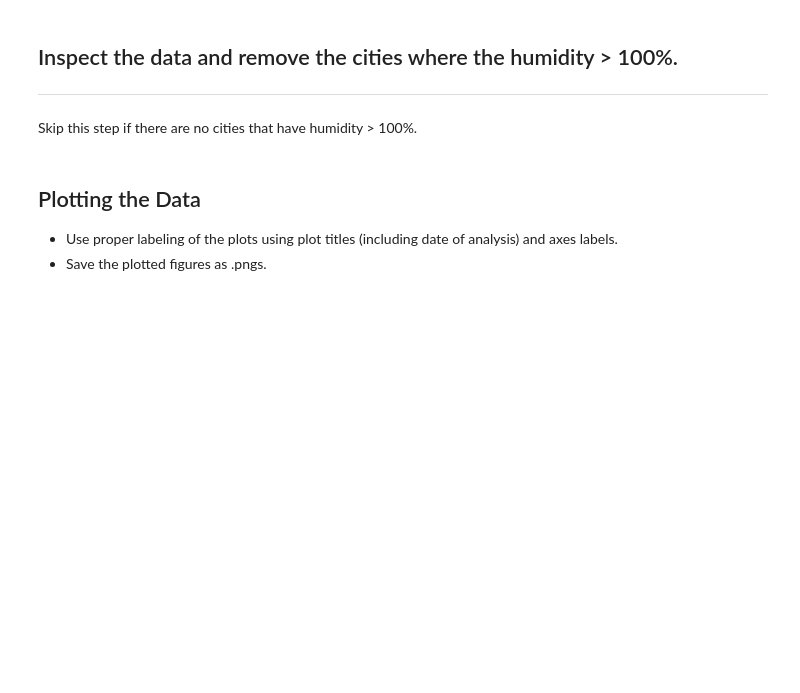
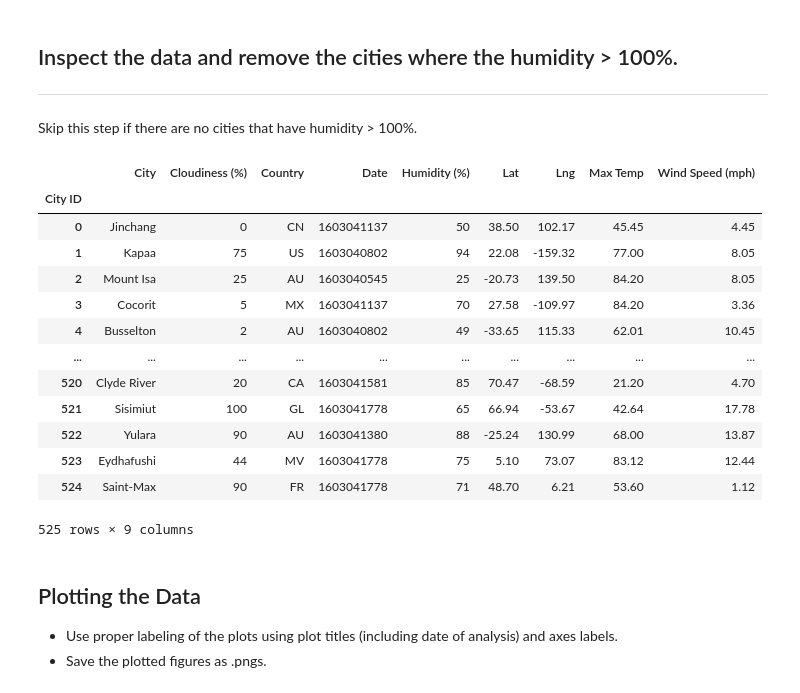
Before and after one commit to blt1339/python-api-challenge, a Jupyter notebook: WeatherPy/WeatherPy.ipynb, the cells around one changed output. Cells and saved outputs as stored; diff of their text form; code cells hidden in the pictures; blank space fills up the shorter version.

Commit message:
Add logic to get rid of any city that has a humitiy > 100
Add logic to get rid of any city that has a humitiy > 100.

```diff
--- a/WeatherPy/WeatherPy.ipynb
+++ b/WeatherPy/WeatherPy.ipynb
@@ -155,6 +156,27 @@ city_df.to_csv(csv_file_name)
 ## Inspect the data and remove the cities where the humidity > 100%.
 ----
 Skip this step if there are no cities that have humidity > 100%.
+# %%
+# Get rid of any cities that have a humitidy greater than 100
+cleaned_city_df = city_df[city_df['Humidity (%)'] <= 100]
+
+# Preview the cleaned data
+cleaned_city_df
+# %% [output]
+|  | City | Cloudiness (%) | Country | Date | Humidity (%) | Lat | Lng | Max Temp | Wind Speed (mph) |
+| City ID |  |  |  |  |  |  |  |  |  |
+| 0 | Jinchang | 0 | CN | 1603041137 | 50 | 38.50 | 102.17 | 45.45 | 4.45 |
+| 1 | Kapaa | 75 | US | 1603040802 | 94 | 22.08 | -159.32 | 77.00 | 8.05 |
+| 2 | Mount Isa | 25 | AU | 1603040545 | 25 | -20.73 | 139.50 | 84.20 | 8.05 |
+| 3 | Cocorit | 5 | MX | 1603041137 | 70 | 27.58 | -109.97 | 84.20 | 3.36 |
+| 4 | Busselton | 2 | AU | 1603040802 | 49 | -33.65 | 115.33 | 62.01 | 10.45 |
+| ... | ... | ... | ... | ... | ... | ... | ... | ... | ... |
+| 520 | Clyde River | 20 | CA | 1603041581 | 85 | 70.47 | -68.59 | 21.20 | 4.70 |
+| 521 | Sisimiut | 100 | GL | 1603041778 | 65 | 66.94 | -53.67 | 42.64 | 17.78 |
+| 522 | Yulara | 90 | AU | 1603041380 | 88 | -25.24 | 130.99 | 68.00 | 13.87 |
+| 523 | Eydhafushi | 44 | MV | 1603041778 | 75 | 5.10 | 73.07 | 83.12 | 12.44 |
+| 524 | Saint-Max | 90 | FR | 1603041778 | 71 | 48.70 | 6.21 | 53.60 | 1.12 |
+525 rows × 9 columns
 # %% [markdown]
 ## Plotting the Data
 * Use proper labeling of the plots using plot titles (including date of analysis) and axes labels.
```
Also changed, not shown: parts of 3 cells of this notebook, 1 other file.
